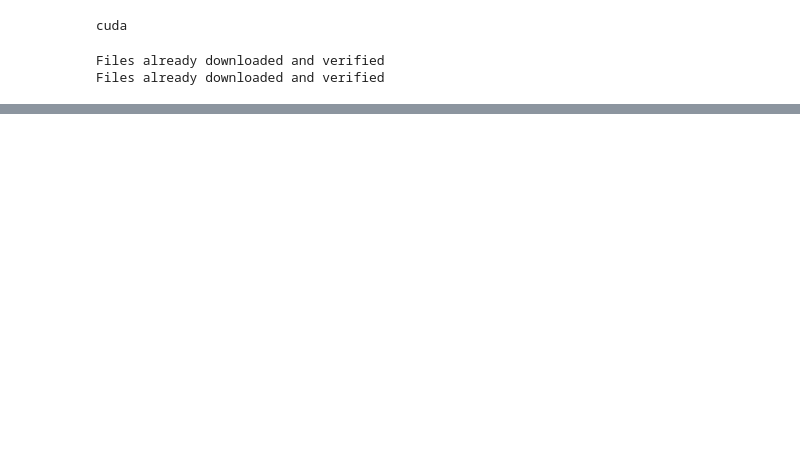
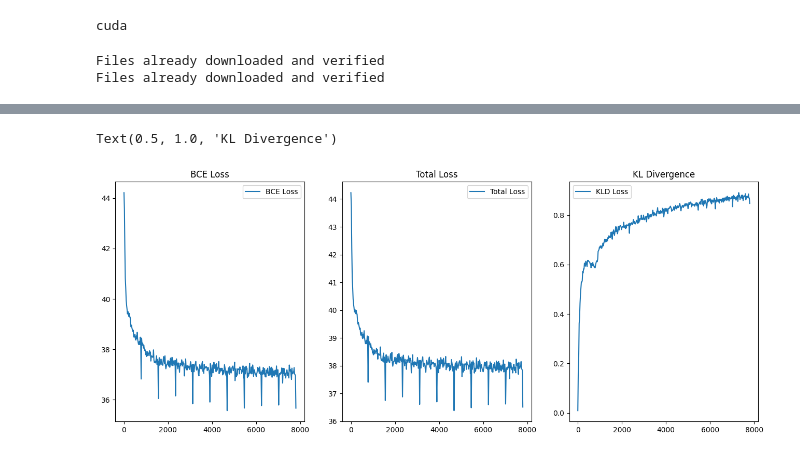
Before and after one commit to nathanbowness/CSI5340Assignments, a Jupyter notebook: Assignment4/vae_cifar_conv_a4.ipynb, the cells around one changed output, grey strips where cells are left out. Saved outputs shown, nothing was run; the diff lists cells and outputs as text; code cells hidden in the pictures; blank space fills up the shorter version.

Commit message:
Update the vae cifar with graphs

```diff
--- a/Assignment4/vae_cifar_conv_a4.ipynb
+++ b/Assignment4/vae_cifar_conv_a4.ipynb
@@ -111,6 +107,10 @@ def vae_loss_function_conv(recon_x, x, mu, log_var):
     return (BCE, KLD)
 # %%
 def train_vae_conv(model, trainloader, optimizer, num_epochs, input_size):
+    BCE_loss = []
+    KLD_loss = []
+    total_loss = []
+
     # Training loop
     for epoch in range(num_epochs):
         for i, data in enumerate(trainloader, 0):
@@ -131,6 +131,10 @@ def train_vae_conv(model, trainloader, optimizer, num_epochs, input_size):
             (BCE, KLD) = vae_loss_function_conv(recon_batch_flat, inputs, mu, log_var)
             loss = BCE + KLD
 
+            BCE_loss.append(BCE.item()/input_size)
+            KLD_loss.append(KLD.item()/input_size)
+            total_loss.append(loss.item()/input_size)
+
             # Backward pass
             loss.backward()
 
@@ -139,14 +143,15 @@ def train_vae_conv(model, trainloader, optimizer, num_epochs, input_size):
 
             if i % 500 == 0:
                 print('Epoch [{}/{}], Step [{}/{}], BCE: {:.4f}, KLD: {:.4f}, Total Loss: {:.4f}'
-                    .format(epoch+1, num_epochs, i+1, len(trainloader), BCE.item(), KLD.item(), loss.item()))
+                    .format(epoch+1, num_epochs, i+1, len(trainloader), BCE.item()/input_size, KLD.item()/input_size, loss.item()/input_size))
+    return BCE_loss, KLD_loss, total_loss
 # %%
 # CIFAR 10 Data Training - Conv
 input_size = 32 * 32 * 3 # Size of CIFAR images - 3072
 hidden_size = 512 # Hidden size for hidden layer ** relationship in the cnn architecture so can't just change this
-latent_size = 512 # Latent size for latent vector -- trial [2, 64, 128]
+latent_size = 128 # Latent size for latent vector -- trial [2, 64, 128]
 learning_rate = 0.001 # Learning rate for the optimizer
-num_epochs = 1 # Number of epochs to train for
+num_epochs = 10 # Number of epochs to train for
 
 # CNN
 
@@ -157,5 +162,5 @@ vae_model_cifar = VAE_conv(input_size, hidden_size, latent_size)
 optimizer = optim.Adam(vae_model_cifar.parameters(), lr=learning_rate)
 
 # Train the model
-train_vae_conv(vae_model_cifar, trainloader_cifar, optimizer, num_epochs, input_size)
+BCE_loss, KLD_loss, total_loss = train_vae_conv(vae_model_cifar, trainloader_cifar, optimizer, num_epochs, input_size)
 # %% [output]
@@ -163,3 +187,31 @@ KeyboardInterrupt:
+# %%
+# Plot the losses
+number_bins = 20
+
+# Bin the discriminator losses and calculate the averages
+binned_BCE_loss = [np.mean(BCE_loss[i:i + number_bins]) for i in range(0, len(BCE_loss), number_bins)]
+binned_KLD_loss = [np.mean(KLD_loss[i:i + number_bins]) for i in range(0, len(KLD_loss), number_bins)]
+binned_total_loss = [np.mean(total_loss[i:i + number_bins]) for i in range(0, len(total_loss), number_bins)]
+
+plt.figure(figsize=(16, 6))
+plt.subplot(1, 3, 1)
+plt.plot(range(0, len(BCE_loss), number_bins), binned_BCE_loss, label='BCE Loss')
+
+plt.legend()
+plt.title('BCE Loss')
+
+plt.subplot(1, 3, 2)
+plt.plot(range(0, len(total_loss), number_bins), binned_total_loss, label='Total Loss')
+plt.legend()
+plt.title('Total Loss')
+
+plt.subplot(1, 3, 3)
+plt.plot(range(0, len(KLD_loss), number_bins), binned_KLD_loss, label='KLD Loss')
+plt.legend()
+plt.title('KL Divergence')
+# %% [output]
+Text(0.5, 1.0, 'KL Divergence')
+[figure, added]
 # %%
 import torchvision
 import torchvision.transforms as transforms
```
Also changed, not shown: parts of 5 cells of this notebook, 1 other file.
